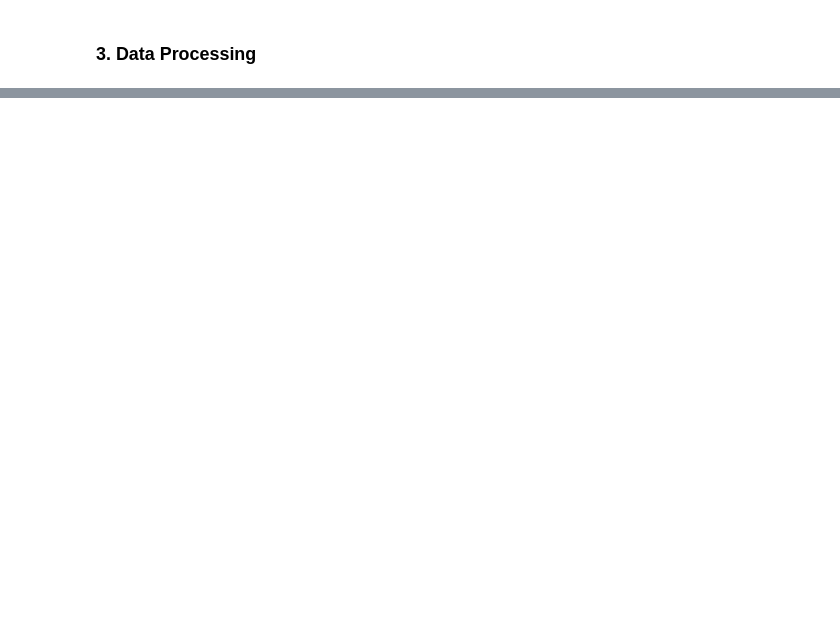
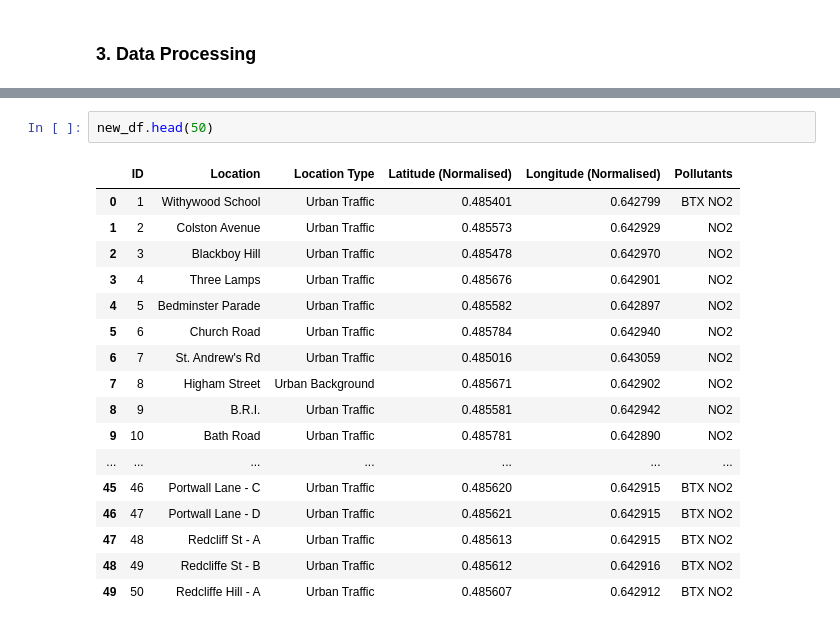
Before and after one commit to aWxr/255003-green-data-project, a Jupyter notebook: Bristol Green Data Project.ipynb, the cells around one changed output, grey strips where cells are left out. Drawn from its saved outputs; the diff is of its cells as text; blank space fills up the shorter version.

```diff
--- a/Bristol Green Data Project.ipynb
+++ b/Bristol Green Data Project.ipynb
@@ -167,0 +145,20 @@ features_df.drop(columns=['type', 'longitude', 'latitude', 'SiteID', 'Easting',
+# %%
+new_df.head(50)
+# %% [output]
+|  | ID | Location | Location Type | Latitude (Normalised) | Longitude (Normalised) | Pollutants |
+| 0 | 1 | Withywood School | Urban Traffic | 0.485401 | 0.642799 | BTX NO2 |
+| 1 | 2 | Colston Avenue | Urban Traffic | 0.485573 | 0.642929 | NO2 |
+| 2 | 3 | Blackboy Hill | Urban Traffic | 0.485478 | 0.642970 | NO2 |
+| 3 | 4 | Three Lamps | Urban Traffic | 0.485676 | 0.642901 | NO2 |
+| 4 | 5 | Bedminster Parade | Urban Traffic | 0.485582 | 0.642897 | NO2 |
+| 5 | 6 | Church Road | Urban Traffic | 0.485784 | 0.642940 | NO2 |
+| 6 | 7 | St. Andrew's Rd | Urban Traffic | 0.485016 | 0.643059 | NO2 |
+| 7 | 8 | Higham Street | Urban Background | 0.485671 | 0.642902 | NO2 |
+| 8 | 9 | B.R.I. | Urban Traffic | 0.485581 | 0.642942 | NO2 |
+| 9 | 10 | Bath Road | Urban Traffic | 0.485781 | 0.642890 | NO2 |
+| ... | ... | ... | ... | ... | ... | ... |
+| 45 | 46 | Portwall Lane - C | Urban Traffic | 0.485620 | 0.642915 | BTX NO2 |
+| 46 | 47 | Portwall Lane - D | Urban Traffic | 0.485621 | 0.642915 | BTX NO2 |
+| 47 | 48 | Redcliff St - A | Urban Traffic | 0.485613 | 0.642915 | BTX NO2 |
+| 48 | 49 | Redcliffe St - B | Urban Traffic | 0.485612 | 0.642916 | BTX NO2 |
+| 49 | 50 | Redcliffe Hill - A | Urban Traffic | 0.485607 | 0.642912 | BTX NO2 |
```
Also changed, not shown: parts of 12 cells of this notebook, 2 other files.
